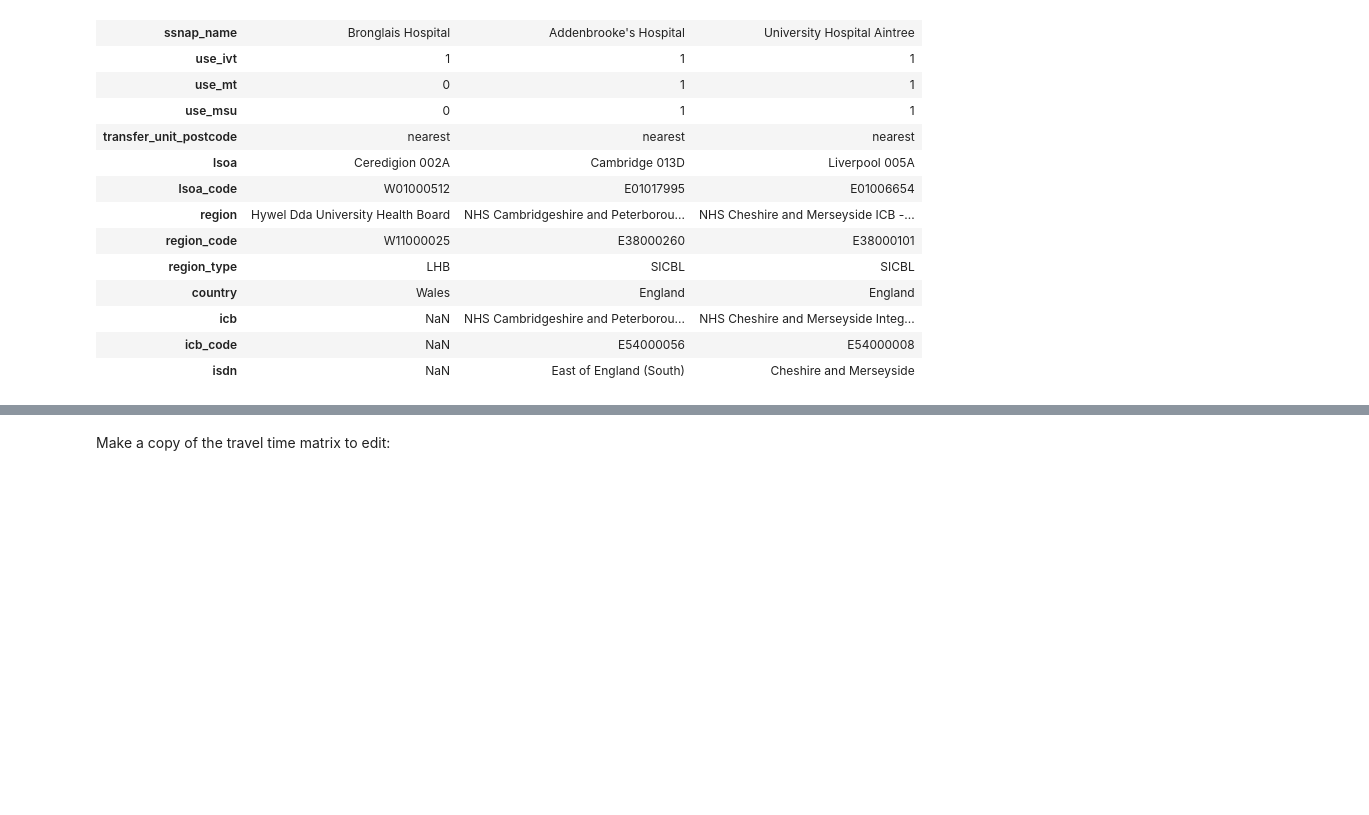
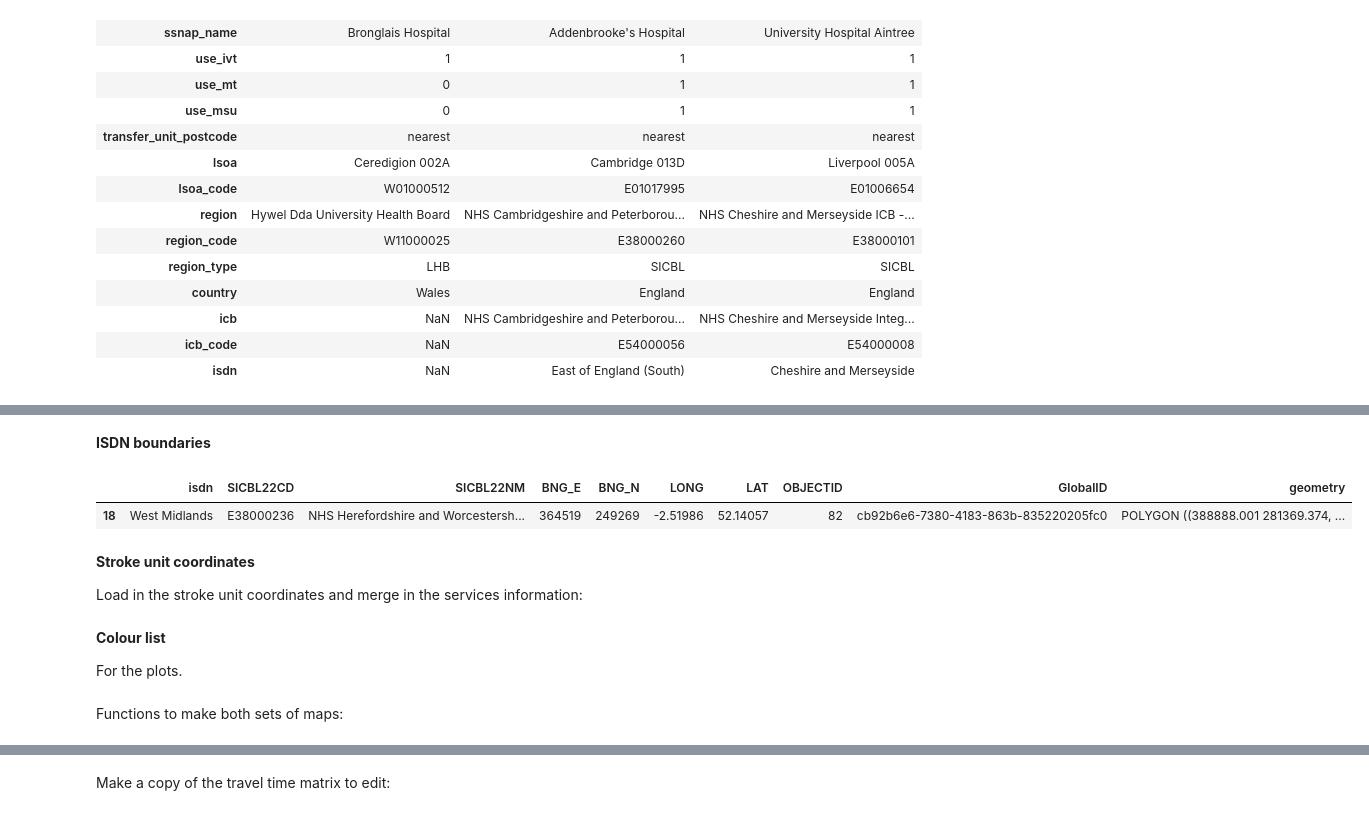
Before and after one commit to stroke-modelling/stroke-maps, a Jupyter notebook: docs/04b_island_lsoa_catchment.ipynb, the cells around one changed output, grey strips where cells are left out. Saved outputs shown, nothing was run; the diff lists cells and outputs as text; code cells hidden in the pictures; blank space fills up the shorter version.

```diff
--- a/docs/04b_island_lsoa_catchment.ipynb
+++ b/docs/04b_island_lsoa_catchment.ipynb
@@ -67,0 +83,16 @@ df_units.head(3).T
+# %% [markdown]
+__ISDN boundaries__
+# %%
+gdf_isdn = stroke_maps.load_data.isdn_geography()
+
+# Only keep the chosen region:
+gdf_isdn = gdf_isdn[gdf_isdn['isdn'] == 'West Midlands']
+
+gdf_isdn.head(3)
+# %% [output]
+|  | isdn | SICBL22CD | SICBL22NM | BNG_E | BNG_N | LONG | LAT | OBJECTID | GlobalID | geometry |
+| 18 | West Midlands | E38000236 | NHS Herefordshire and Worcestersh... | 364519 | 249269 | -2.51986 | 52.14057 | 82 | cb92b6e6-7380-4183-863b-835220205fc0 | POLYGON ((388888.001 281369.374, ... |
+# %% [markdown]
+__Stroke unit coordinates__
+
+Load in the stroke unit coordinates and merge in the services information:
@@ -67,0 +105,4 @@ df_units.head(3).T
+# %% [markdown]
+__Colour list__
+
+For the plots.
@@ -67,0 +118,2 @@ df_units.head(3).T
+# %% [markdown]
+Functions to make both sets of maps:
```
Also changed, not shown: parts of 29 cells of this notebook, 3 other files.
